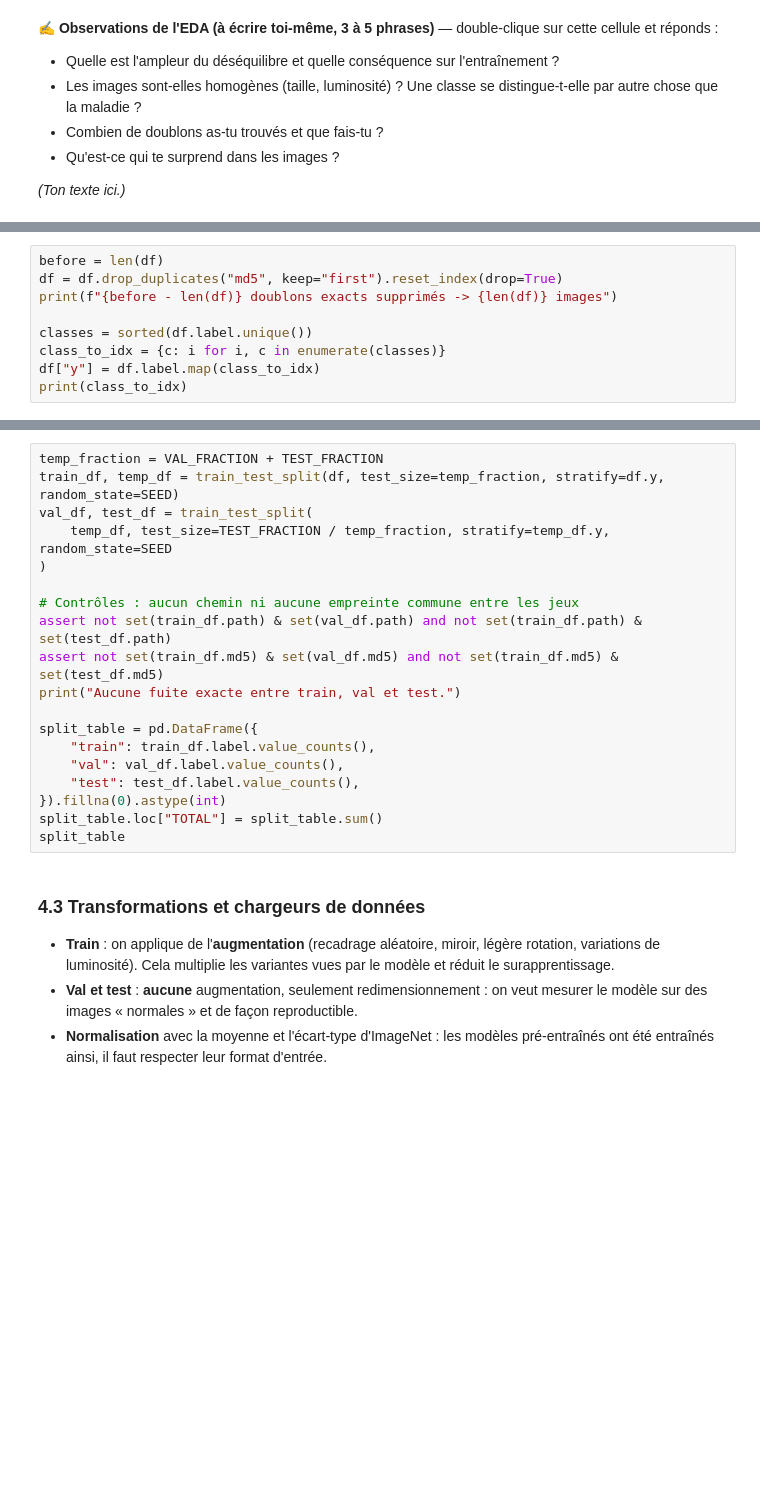
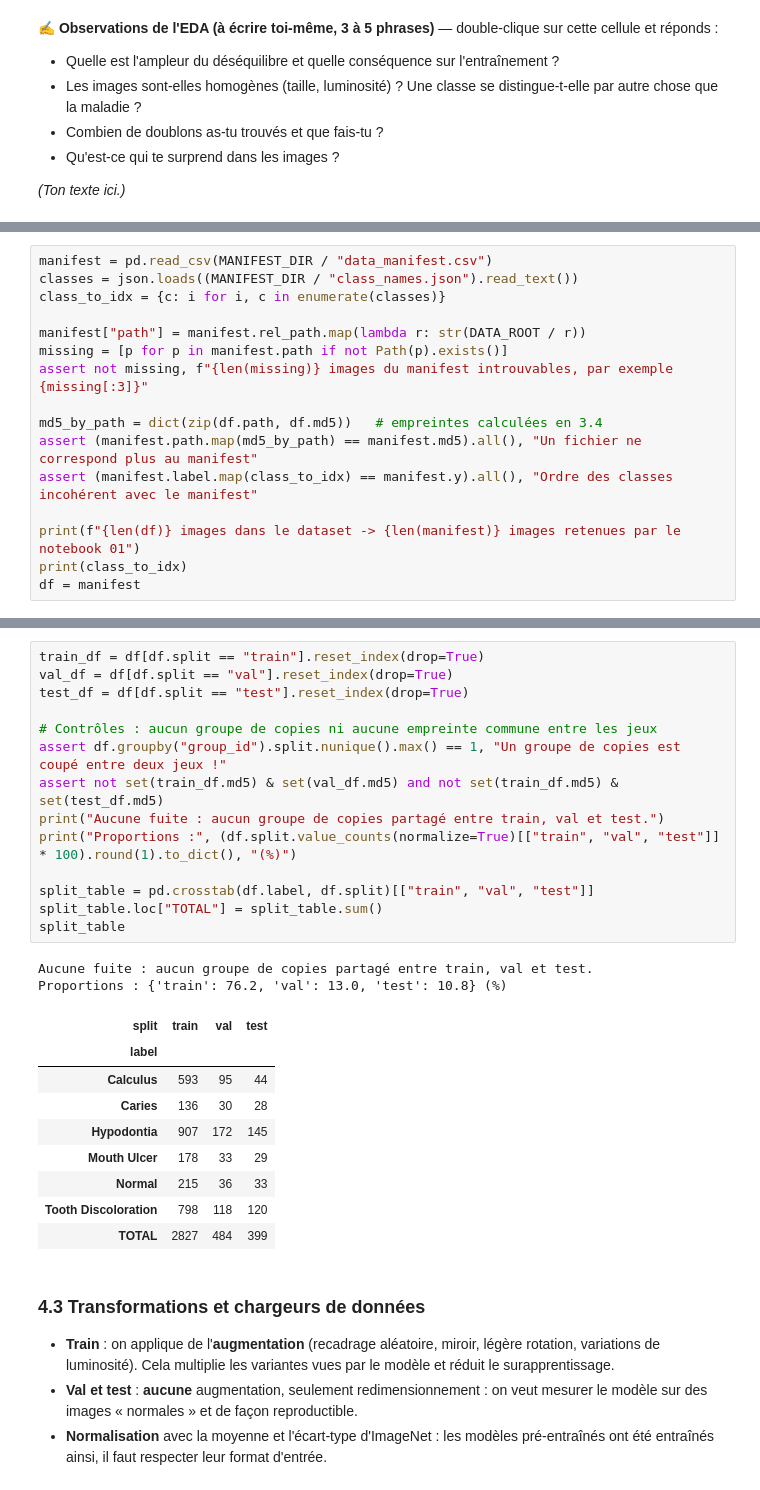
Before and after one commit to MaximeGLM/IT2226---AI-INNOVATION-WITH-DEEP-LEARNING, a Jupyter notebook: notebooks/PR1_notebook_ResNet50.ipynb, the cells around one changed output, grey strips where cells are left out. Drawn from its saved outputs; the diff is of its cells as text; blank space fills up the shorter version.

Commit message:
Fix EDA manifest notebook and train ResNet50 on grouped split

```diff
--- a/notebooks/PR1_notebook_ResNet50.ipynb
+++ b/notebooks/PR1_notebook_ResNet50.ipynb
@@ -215,9 +268,16 @@ Le modèle manipule des nombres : chaque classe reçoit un entier (0 à 5). `sor
 # %%
-before = len(df)
-df = df.drop_duplicates("md5", keep="first").reset_index(drop=True)
-print(f"{before - len(df)} doublons exacts supprimés -> {len(df)} images")
+manifest = pd.read_csv(MANIFEST_DIR / "data_manifest.csv")
+classes = json.loads((MANIFEST_DIR / "class_names.json").read_text())
+class_to_idx = {c: i for i, c in enumerate(classes)}
 
-classes = sorted(df.label.unique())
-class_to_idx = {c: i for i, c in enumerate(classes)}
-df["y"] = df.label.map(class_to_idx)
+manifest["path"] = manifest.rel_path.map(lambda r: str(DATA_ROOT / r))
+missing = [p for p in manifest.path if not Path(p).exists()]
+assert not missing, f"{len(missing)} images du manifest introuvables, par exemple {missing[:3]}"
+
+md5_by_path = dict(zip(df.path, df.md5))   # empreintes calculées en 3.4
+assert (manifest.path.map(md5_by_path) == manifest.md5).all(), "Un fichier ne correspond plus au manifest"
+assert (manifest.label.map(class_to_idx) == manifest.y).all(), "Ordre des classes incohérent avec le manifest"
+
+print(f"{len(df)} images dans le dataset -> {len(manifest)} images retenues par le notebook 01")
 print(class_to_idx)
+df = manifest
@@ -233,22 +298,29 @@ print(class_to_idx)
 # %%
-temp_fraction = VAL_FRACTION + TEST_FRACTION
-train_df, temp_df = train_test_split(df, test_size=temp_fraction, stratify=df.y, random_state=SEED)
-val_df, test_df = train_test_split(
-    temp_df, test_size=TEST_FRACTION / temp_fraction, stratify=temp_df.y, random_state=SEED
-)
+train_df = df[df.split == "train"].reset_index(drop=True)
+val_df = df[df.split == "val"].reset_index(drop=True)
+test_df = df[df.split == "test"].reset_index(drop=True)
 
-# Contrôles : aucun chemin ni aucune empreinte commune entre les jeux
-assert not set(train_df.path) & set(val_df.path) and not set(train_df.path) & set(test_df.path)
+# Contrôles : aucun groupe de copies ni aucune empreinte commune entre les jeux
+assert df.groupby("group_id").split.nunique().max() == 1, "Un groupe de copies est coupé entre deux jeux !"
 assert not set(train_df.md5) & set(val_df.md5) and not set(train_df.md5) & set(test_df.md5)
-print("Aucune fuite exacte entre train, val et test.")
+print("Aucune fuite : aucun groupe de copies partagé entre train, val et test.")
+print("Proportions :", (df.split.value_counts(normalize=True)[["train", "val", "test"]] * 100).round(1).to_dict(), "(%)")
 
-split_table = pd.DataFrame({
-    "train": train_df.label.value_counts(),
-    "val": val_df.label.value_counts(),
-    "test": test_df.label.value_counts(),
-}).fillna(0).astype(int)
+split_table = pd.crosstab(df.label, df.split)[["train", "val", "test"]]
 split_table.loc["TOTAL"] = split_table.sum()
 split_table
+# %% [output]
+Aucune fuite : aucun groupe de copies partagé entre train, val et test.
+Proportions : {'train': 76.2, 'val': 13.0, 'test': 10.8} (%)
+| split | train | val | test |
+| label |  |  |  |
+| Calculus | 593 | 95 | 44 |
+| Caries | 136 | 30 | 28 |
+| Hypodontia | 907 | 172 | 145 |
+| Mouth Ulcer | 178 | 33 | 29 |
+| Normal | 215 | 36 | 33 |
+| Tooth Discoloration | 798 | 118 | 120 |
+| TOTAL | 2827 | 484 | 399 |
 # %% [markdown]
 ### 4.3 Transformations et chargeurs de données
 - **Train** : on applique de l'**augmentation** (recadrage aléatoire, miroir, légère rotation, variations de luminosité). Cela multiplie les variantes vues par le modèle et réduit le surapprentissage.
```
Also changed, not shown: parts of 27 cells of this notebook, 25 other files.
